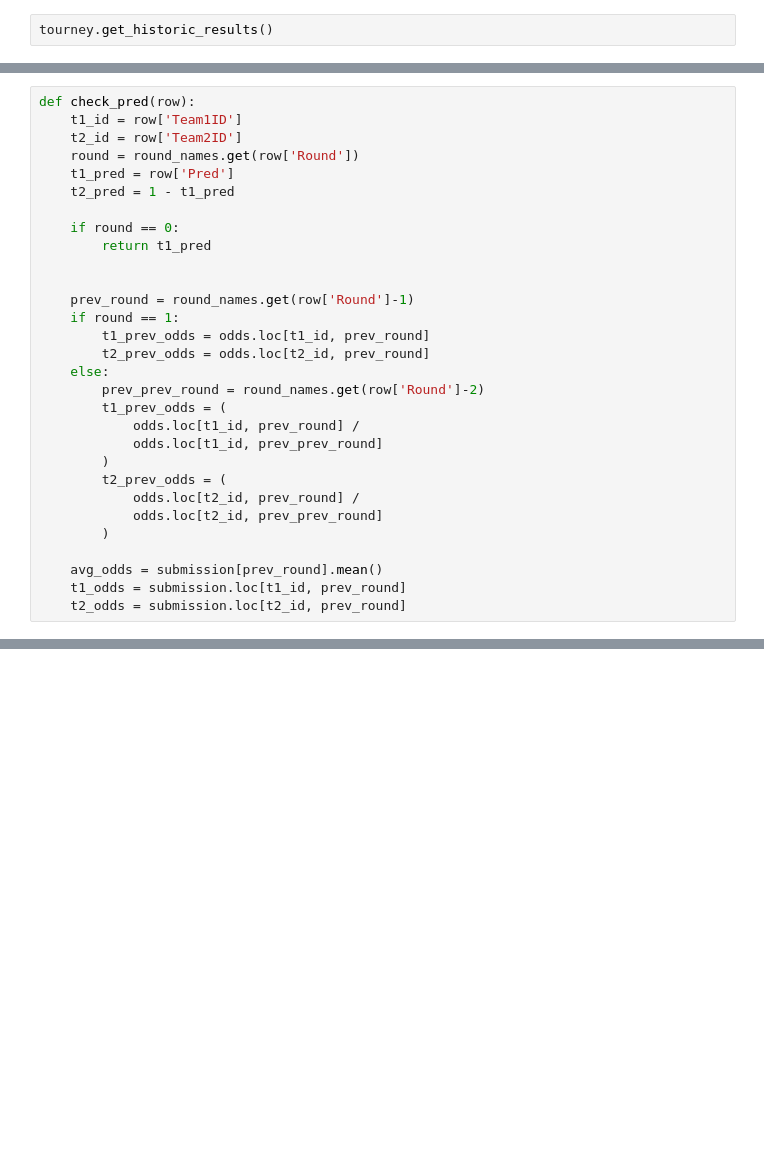
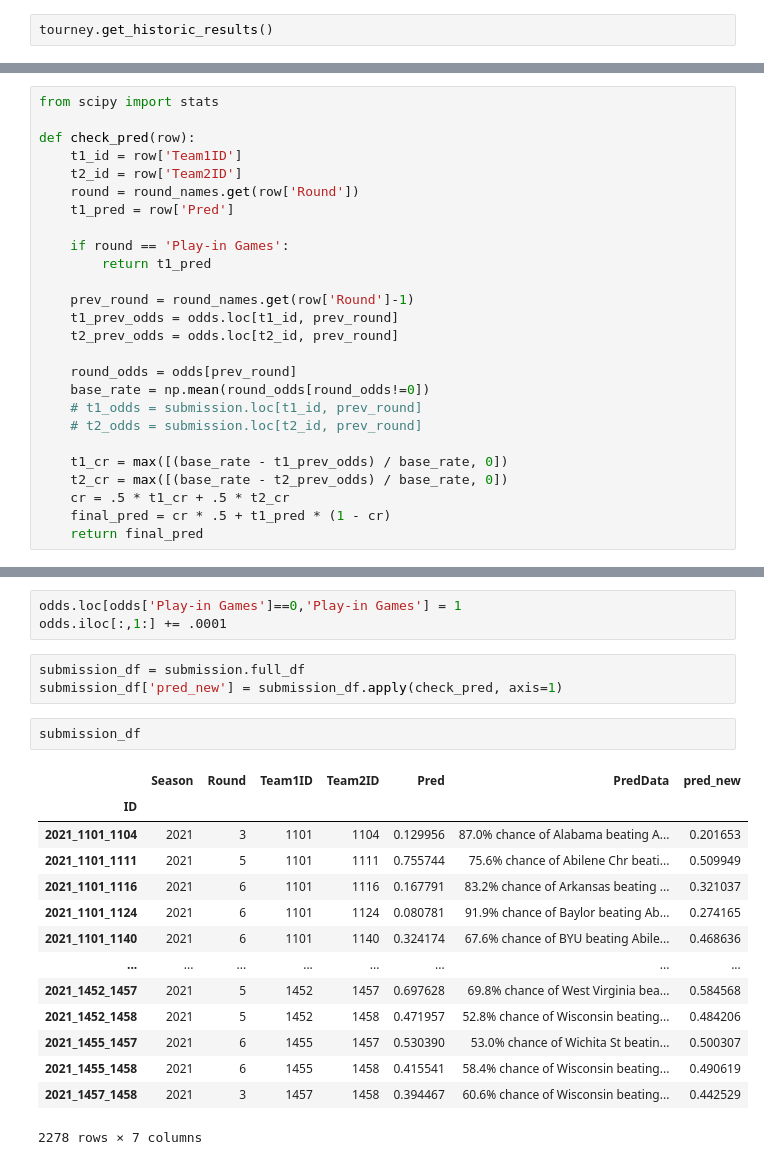
Before and after one commit to armstrys/NCAA_BracketBuilder, a Jupyter notebook: simple_simulation.ipynb, the cells around one changed output, grey strips where cells are left out. Drawn from its saved outputs; the diff is of its cells as text; blank space fills up the shorter version.

```diff
--- a/simple_simulation.ipynb
+++ b/simple_simulation.ipynb
@@ -192,30 +154,26 @@ ncaa_files.get_round(1116,1458)
 # %%
+from scipy import stats
+
 def check_pred(row):
     t1_id = row['Team1ID']
     t2_id = row['Team2ID']
     round = round_names.get(row['Round'])
     t1_pred = row['Pred']
-    t2_pred = 1 - t1_pred
 
-    if round == 0:
+    if round == 'Play-in Games':
         return t1_pred
 
+    prev_round = round_names.get(row['Round']-1)
+    t1_prev_odds = odds.loc[t1_id, prev_round]
+    t2_prev_odds = odds.loc[t2_id, prev_round]
 
-    prev_round = round_names.get(row['Round']-1)
-    if round == 1:
-        t1_prev_odds = odds.loc[t1_id, prev_round]
-        t2_prev_odds = odds.loc[t2_id, prev_round]
-    else:
-        prev_prev_round = round_names.get(row['Round']-2)
-        t1_prev_odds = (
-            odds.loc[t1_id, prev_round] /
-            odds.loc[t1_id, prev_prev_round]
-        )
-        t2_prev_odds = (
-            odds.loc[t2_id, prev_round] /
-            odds.loc[t2_id, prev_prev_round]
-        )
+    round_odds = odds[prev_round]
+    base_rate = np.mean(round_odds[round_odds!=0])
+    # t1_odds = submission.loc[t1_id, prev_round]
+    # t2_odds = submission.loc[t2_id, prev_round]
 
-    avg_odds = submission[prev_round].mean()
-    t1_odds = submission.loc[t1_id, prev_round]
-    t2_odds = submission.loc[t2_id, prev_round]
+    t1_cr = max([(base_rate - t1_prev_odds) / base_rate, 0])
+    t2_cr = max([(base_rate - t2_prev_odds) / base_rate, 0])
+    cr = .5 * t1_cr + .5 * t2_cr
+    final_pred = cr * .5 + t1_pred * (1 - cr)
+    return final_pred
@@ -258,0 +197,23 @@ tourney.submission.df
+# %%
+odds.loc[odds['Play-in Games']==0,'Play-in Games'] = 1
+odds.iloc[:,1:] += .0001
+# %%
+submission_df = submission.full_df
+submission_df['pred_new'] = submission_df.apply(check_pred, axis=1)
+# %%
+submission_df
+# %% [output]
+|  | Season | Round | Team1ID | Team2ID | Pred | PredData | pred_new |
+| ID |  |  |  |  |  |  |  |
+| 2021_1101_1104 | 2021 | 3 | 1101 | 1104 | 0.129956 | 87.0% chance of Alabama beating A... | 0.201653 |
+| 2021_1101_1111 | 2021 | 5 | 1101 | 1111 | 0.755744 | 75.6% chance of Abilene Chr beati... | 0.509949 |
+| 2021_1101_1116 | 2021 | 6 | 1101 | 1116 | 0.167791 | 83.2% chance of Arkansas beating ... | 0.321037 |
+| 2021_1101_1124 | 2021 | 6 | 1101 | 1124 | 0.080781 | 91.9% chance of Baylor beating Ab... | 0.274165 |
+| 2021_1101_1140 | 2021 | 6 | 1101 | 1140 | 0.324174 | 67.6% chance of BYU beating Abile... | 0.468636 |
+| ... | ... | ... | ... | ... | ... | ... | ... |
+| 2021_1452_1457 | 2021 | 5 | 1452 | 1457 | 0.697628 | 69.8% chance of West Virginia bea... | 0.584568 |
+| 2021_1452_1458 | 2021 | 5 | 1452 | 1458 | 0.471957 | 52.8% chance of Wisconsin beating... | 0.484206 |
+| 2021_1455_1457 | 2021 | 6 | 1455 | 1457 | 0.530390 | 53.0% chance of Wichita St beatin... | 0.500307 |
+| 2021_1455_1458 | 2021 | 6 | 1455 | 1458 | 0.415541 | 58.4% chance of Wisconsin beating... | 0.490619 |
+| 2021_1457_1458 | 2021 | 3 | 1457 | 1458 | 0.394467 | 60.6% chance of Wisconsin beating... | 0.442529 |
+2278 rows × 7 columns
```
Also changed, not shown: parts of 44 cells of this notebook, 3 other files.
